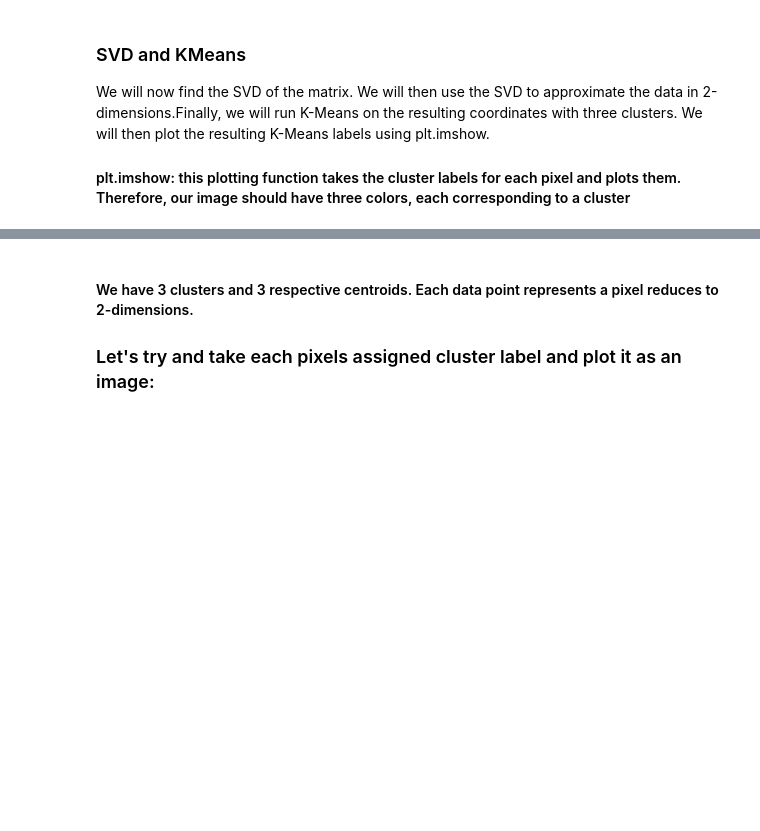
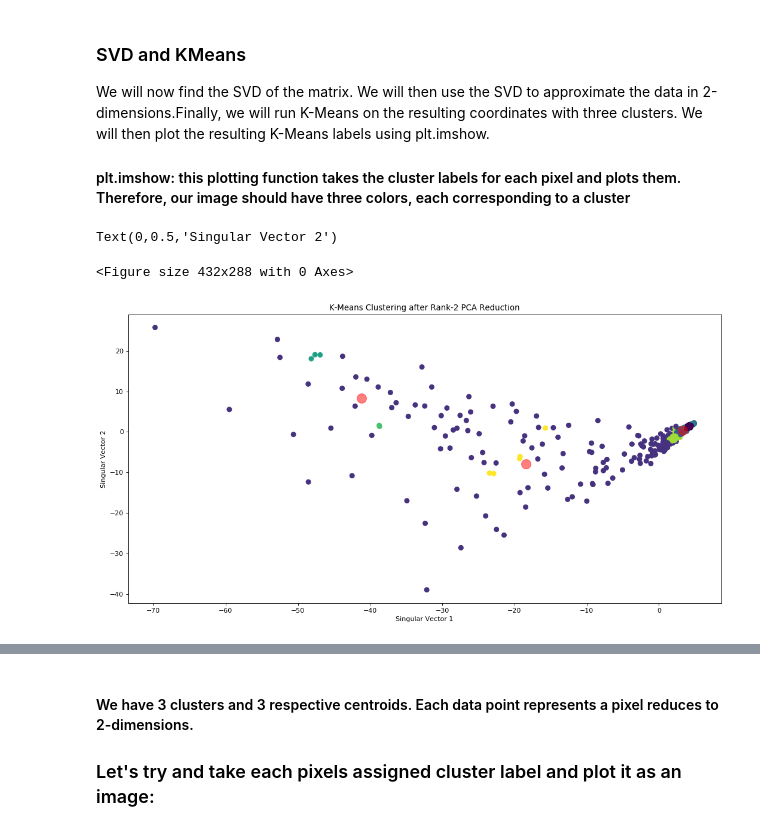
Before and after one commit to gettodaze/CS532-Final-Project, a Jupyter notebook: niks_code/CS 532 Activity.ipynb, the cells around one changed output, grey strips where cells are left out. Saved outputs shown, nothing was run; the diff lists cells and outputs as text; code cells hidden in the pictures; blank space fills up the shorter version.

```diff
--- a/niks_code/CS 532 Activity.ipynb
+++ b/niks_code/CS 532 Activity.ipynb
@@ -229,3 +233,25 @@ dim_red_data = dot(S_DIAG[:2, :2], U[:, :2].transpose()).transpose()
+# %%
+from sklearn.cluster import DBSCAN
+db = DBSCAN().fit(dim_red_data)
+labels = db.labels_
+# %%
+df_clusters = pd.DataFrame(dim_red_data)
+df_clusters['clusters'] = labels
+x = df_clusters[0]
+y = df_clusters[1]
+
+centers[:, 0], centers[:, 1] = centers[:, 0], centers[:, 1]
+plt.figure(2)
+plt.figure(figsize=(16, 8), dpi= 80, facecolor='w', edgecolor='k')
+plt.scatter(x, y, c=df_clusters['clusters'], s=50, cmap='viridis')
+plt.scatter(centers[:, 0], centers[:, 1], c='red', s=200, alpha=0.5)
+plt.title('K-Means Clustering after Rank-2 PCA Reduction')
+plt.xlabel('Singular Vector 1')
+plt.ylabel('Singular Vector 2')
+# %% [output]
+Text(0,0.5,'Singular Vector 2')
+<Figure size 432x288 with 0 Axes>
+[figure, added]
 # %%
 # RUN KMeans WITH 3 CLUSTERS
 kmeans = KMeans(n_clusters=3, n_init=15)
```
Also changed, not shown: parts of 18 cells of this notebook, 4 other files.
